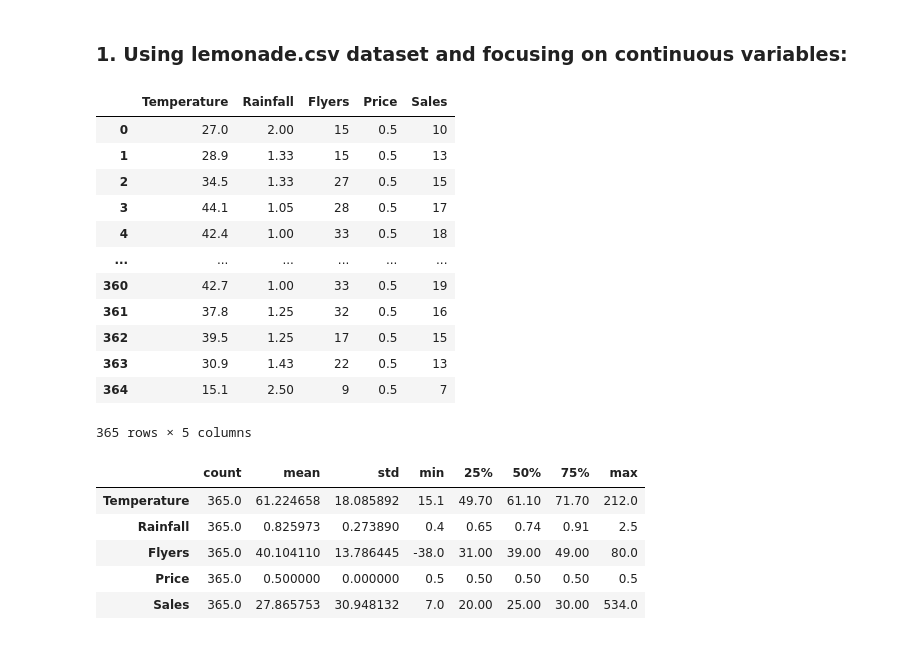
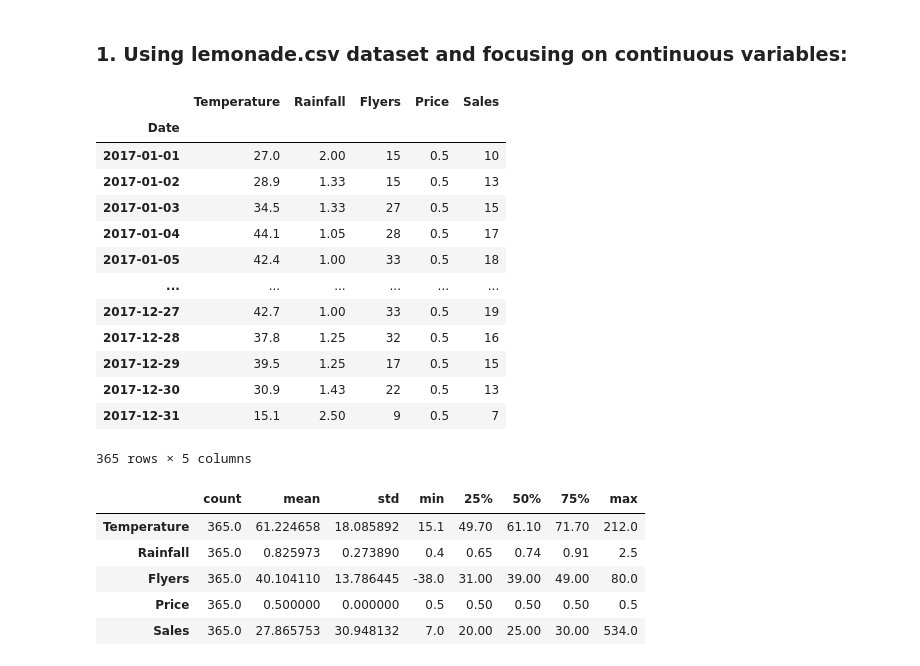
Before and after one commit to tkephart96/anomaly-detection-exercises, a Jupyter notebook: continuous_probabilistic_methods.ipynb, the cells around one changed output. Drawn from its saved outputs; the diff is of its cells as text; code cells hidden in the pictures.

```diff
--- a/continuous_probabilistic_methods.ipynb
+++ b/continuous_probabilistic_methods.ipynb
@@ -22,22 +22,24 @@ def get_lower_and_upper_bounds(s, k=1.5):
 ### 1. Using lemonade.csv dataset and focusing on continuous variables:
 # %%
 lemon = pd.read_csv('https://gist.githubusercontent.com/ryanorsinger/19bc7eccd6279661bd13307026628ace/raw/e4b5d6787015a4782f96cad6d1d62a8bdbac54c7/lemonade.csv')
-lemon = lemon.drop(columns=['Date','Day'])
-# lemon.Date = lemon.Date.astype('datetime64[ns]')
+lemon = lemon.drop(columns=['Day'])
+lemon.Date = lemon.Date.astype('datetime64[ns]')
+lemon = lemon.set_index('Date').sort_index()
 lemon
 # %% [output]
 |  | Temperature | Rainfall | Flyers | Price | Sales |
-| 0 | 27.0 | 2.00 | 15 | 0.5 | 10 |
-| 1 | 28.9 | 1.33 | 15 | 0.5 | 13 |
-| 2 | 34.5 | 1.33 | 27 | 0.5 | 15 |
-| 3 | 44.1 | 1.05 | 28 | 0.5 | 17 |
-| 4 | 42.4 | 1.00 | 33 | 0.5 | 18 |
+| Date |  |  |  |  |  |
+| 2017-01-01 | 27.0 | 2.00 | 15 | 0.5 | 10 |
+| 2017-01-02 | 28.9 | 1.33 | 15 | 0.5 | 13 |
+| 2017-01-03 | 34.5 | 1.33 | 27 | 0.5 | 15 |
+| 2017-01-04 | 44.1 | 1.05 | 28 | 0.5 | 17 |
+| 2017-01-05 | 42.4 | 1.00 | 33 | 0.5 | 18 |
 | ... | ... | ... | ... | ... | ... |
-| 360 | 42.7 | 1.00 | 33 | 0.5 | 19 |
-| 361 | 37.8 | 1.25 | 32 | 0.5 | 16 |
-| 362 | 39.5 | 1.25 | 17 | 0.5 | 15 |
-| 363 | 30.9 | 1.43 | 22 | 0.5 | 13 |
-| 364 | 15.1 | 2.50 | 9 | 0.5 | 7 |
+| 2017-12-27 | 42.7 | 1.00 | 33 | 0.5 | 19 |
+| 2017-12-28 | 37.8 | 1.25 | 32 | 0.5 | 16 |
+| 2017-12-29 | 39.5 | 1.25 | 17 | 0.5 | 15 |
+| 2017-12-30 | 30.9 | 1.43 | 22 | 0.5 | 13 |
+| 2017-12-31 | 15.1 | 2.50 | 9 | 0.5 | 7 |
 365 rows × 5 columns
 # %%
 lemon.describe(datetime_is_numeric=True).T
```
Also changed, not shown: parts of 12 cells of this notebook.
